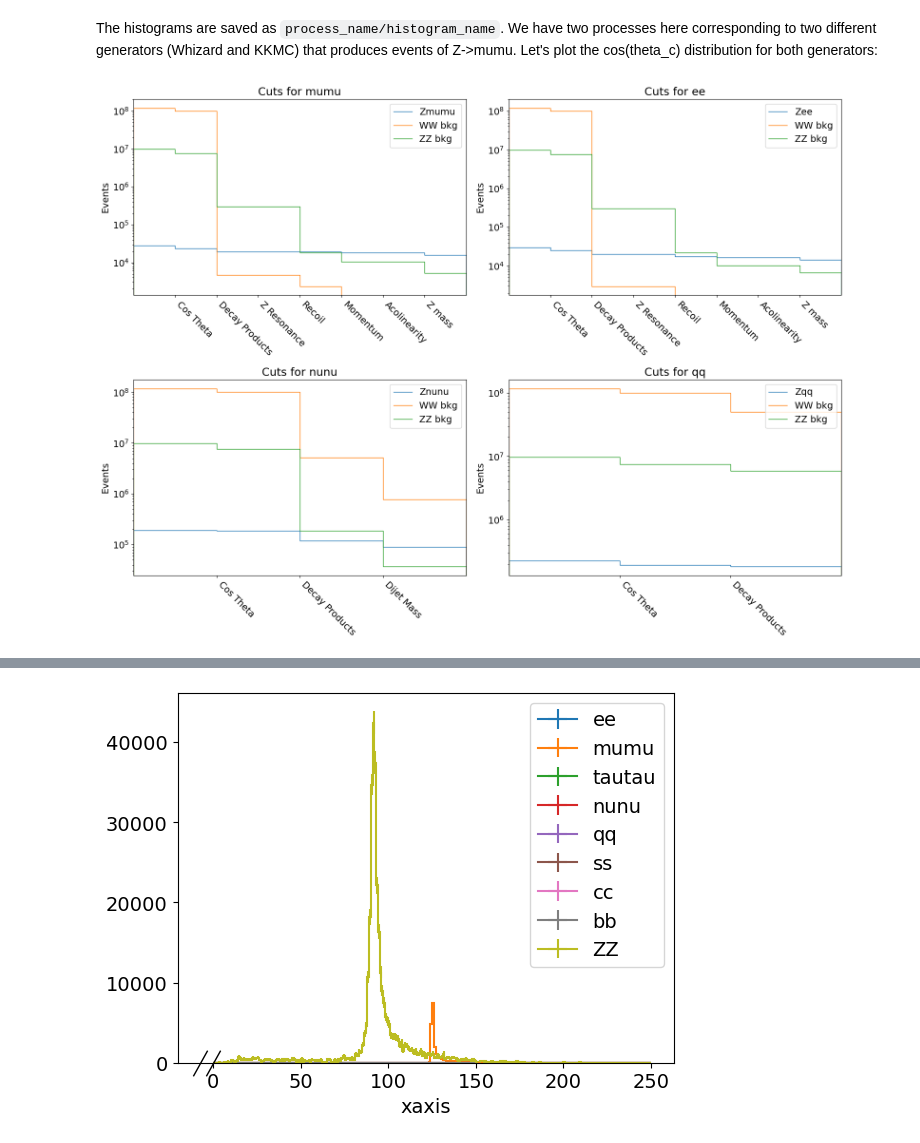
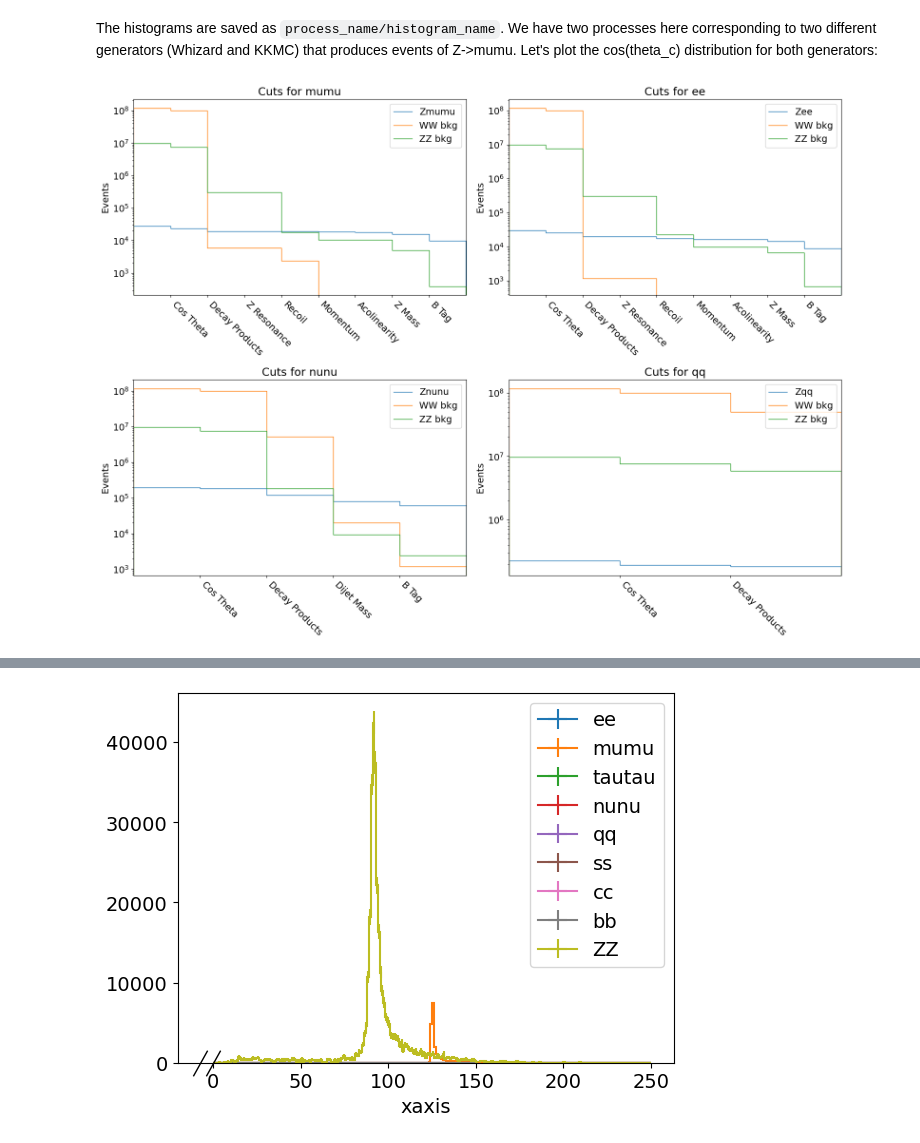
Before and after one commit to ilsanford/FCCAnalyzer, a Jupyter notebook: analyses/h_bb/h_bb.ipynb, the cells around one changed output, grey strips where cells are left out. Drawn from its saved outputs; the diff is of its cells as text; code cells hidden in the pictures.

```diff
--- a/analyses/h_bb/h_bb.ipynb
+++ b/analyses/h_bb/h_bb.ipynb
@@ -23,38 +23,41 @@ cols = 2
 rows = int(np.ceil(len(prods) / cols))
 
 # for cut labels
-ticks = [1, 2, 3, 4, 5, 6, 7]
-cuts = ['Cos Theta', 'Decay Products', 'Z Resonance', 'Recoil', 'Momentum', 'Acolinearity', 'Z mass']
+cuts = {}
+cuts['mumu'] = ['Cos Theta', 'Decay Products', 'Z Resonance', 'Recoil', 'Momentum', 'Acolinearity', 'Z Mass', 'B Tag']
+cuts['ee']   = ['Cos Theta', 'Decay Products', 'Z Resonance', 'Recoil', 'Momentum', 'Acolinearity', 'Z Mass', 'B Tag']
+cuts['nunu'] = ['Cos Theta', 'Decay Products', 'Dijet Mass', 'B Tag']
+cuts['qq']   = ['Cos Theta', 'Decay Products']
 
 plt.rcParams.update({'font.size': 14})
 fig, ax = plt.subplots(rows, cols, figsize=(16,12))
 
 for i in range(rows):
     for j in range(cols):
         if i*cols + j < len(prods):
             p = prods[i*cols + j]
         else:
             break
         part = f_mumu[f'wzp6_ee_{p}H_Hbb_ecm240/cutFlow_{p}'].to_hist()
         maxi = np.nonzero(part.values())[0][-1]
         WW   = f_mumu[f'p8_ee_WW_ecm240/cutFlow_{p}'].to_hist()
         ZZ   = f_mumu[f'p8_ee_ZZ_ecm240/cutFlow_{p}'].to_hist()
 
         ax[i][j].stairs(part.values(), label=f'Z{p}')
         ax[i][j].stairs(WW.values(), label=f'WW bkg')
         ax[i][j].stairs(ZZ.values(), label=f'ZZ bkg')
 
         ax[i][j].legend()
         ax[i][j].set_yscale('log')
         ax[i][j].set_title(f'Cuts for {p}')
         ax[i][j].set_ylabel('Events')
         ax[i][j].set_xlabel('')
-        ax[i][j].set_xticks(ticks=ticks[:maxi],
-                   labels=(cuts[:2] + ['Dijet Mass'] if p == "nunu" else cuts[:maxi]),
+        ax[i][j].set_xticks(ticks=list(range(1, len(cuts[p]) + 1)),
+                   labels=cuts[p],
                    rotation=-45, ha='left')
         ax[i][j].set_xlim((0, maxi + 1))
 
 plt.tight_layout()
 plt.show()
 # %% [output]
-[figure, old version]
+[figure, new version]
```
Also changed, not shown: parts of 8 cells of this notebook, 2 other files.
